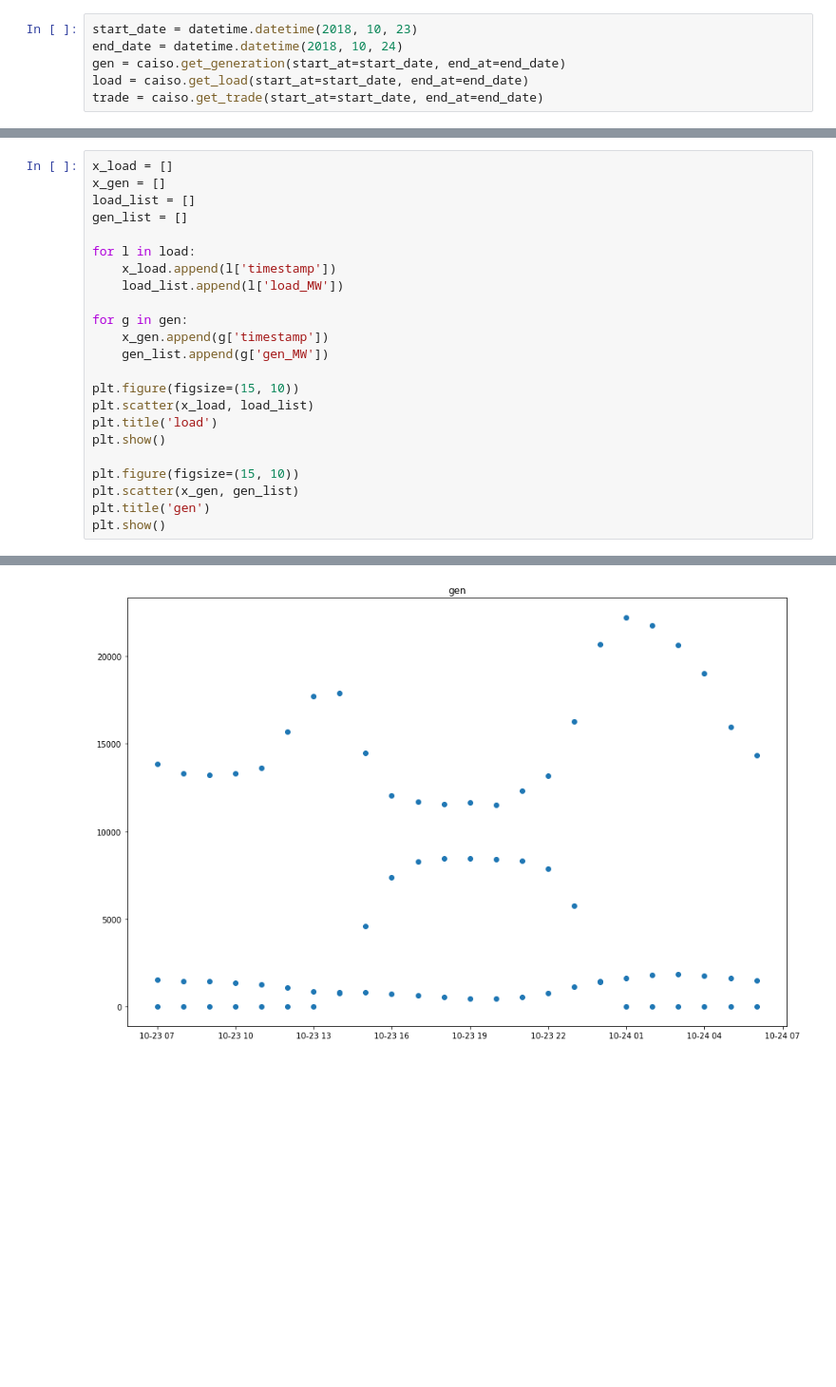
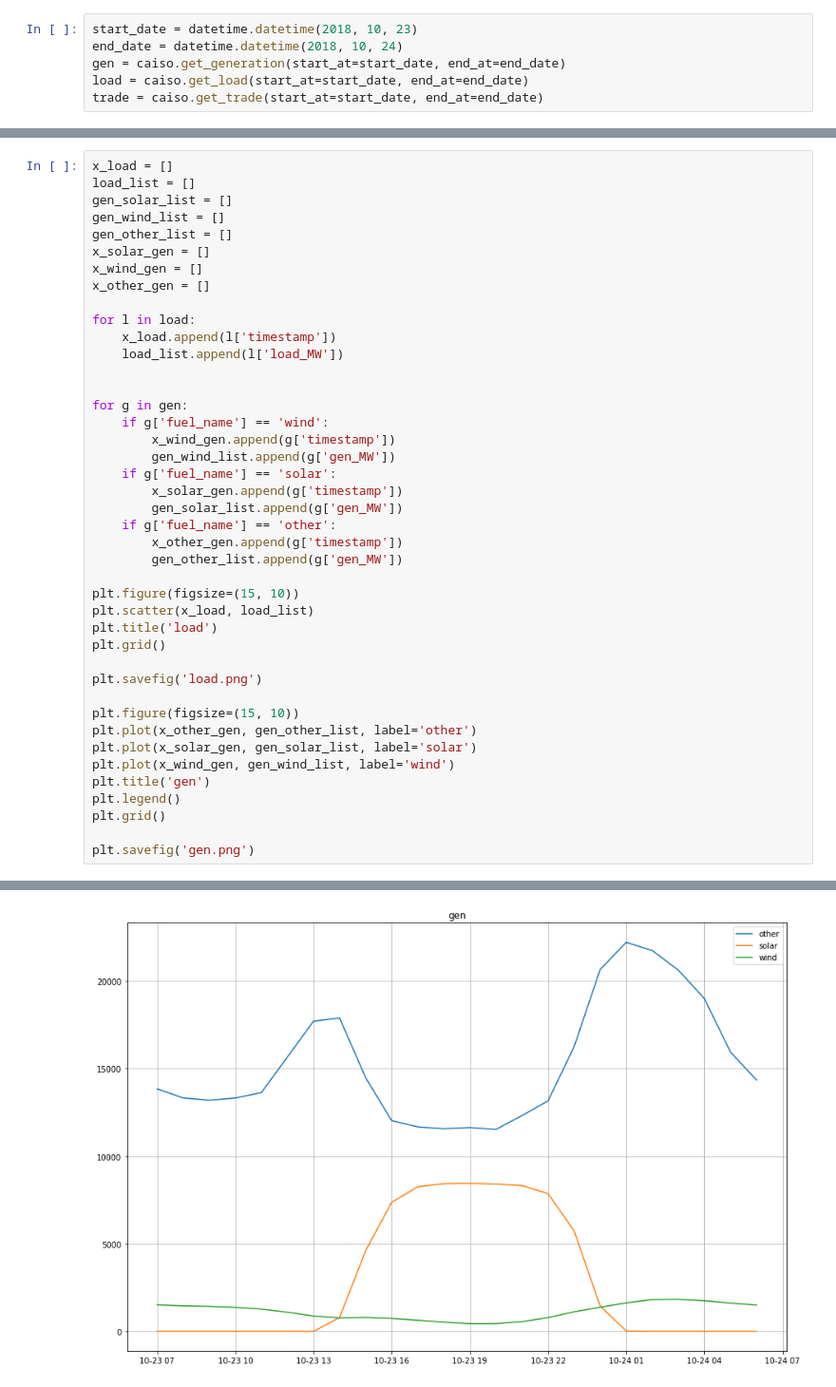
Before and after one commit to mathildebadoual/optimal_bidding, a Jupyter notebook: scrapping_data_caiso.ipynb, the cells around one changed output, grey strips where cells are left out. Shown: that part at 95% size. Saved outputs shown, nothing was run; the diff lists cells and outputs as text; blank space fills up the shorter version.

```diff
--- a/scrapping_data_caiso.ipynb
+++ b/scrapping_data_caiso.ipynb
@@ -32,25 +32,44 @@ gen
   'timestamp': datetime.datetime(2018, 10, 24, 6, 0, tzinfo=<UTC>)}]
 # %%
 x_load = []
-x_gen = []
 load_list = []
-gen_list = []
+gen_solar_list = []
+gen_wind_list = []
+gen_other_list = []
+x_solar_gen = []
+x_wind_gen = []
+x_other_gen = []
 
 for l in load:
     x_load.append(l['timestamp'])
     load_list.append(l['load_MW'])
 
+
 for g in gen:
-    x_gen.append(g['timestamp'])
-    gen_list.append(g['gen_MW'])
+    if g['fuel_name'] == 'wind':
+        x_wind_gen.append(g['timestamp'])
+        gen_wind_list.append(g['gen_MW'])
+    if g['fuel_name'] == 'solar':
+        x_solar_gen.append(g['timestamp'])
+        gen_solar_list.append(g['gen_MW'])
+    if g['fuel_name'] == 'other':
+        x_other_gen.append(g['timestamp'])
+        gen_other_list.append(g['gen_MW'])
 
 plt.figure(figsize=(15, 10))
 plt.scatter(x_load, load_list)
 plt.title('load')
-plt.show()
+plt.grid()
+
+plt.savefig('load.png')
 
 plt.figure(figsize=(15, 10))
-plt.scatter(x_gen, gen_list)
+plt.plot(x_other_gen, gen_other_list, label='other')
+plt.plot(x_solar_gen, gen_solar_list, label='solar')
+plt.plot(x_wind_gen, gen_wind_list, label='wind')
 plt.title('gen')
-plt.show()
+plt.legend()
+plt.grid()
+
+plt.savefig('gen.png')
 # %% [output]
@@ -58 +77 @@ plt.show()
-[figure, old version]
+[figure, new version]
```
Also changed, not shown: parts of 1 cell of this notebook, 2 other files.
